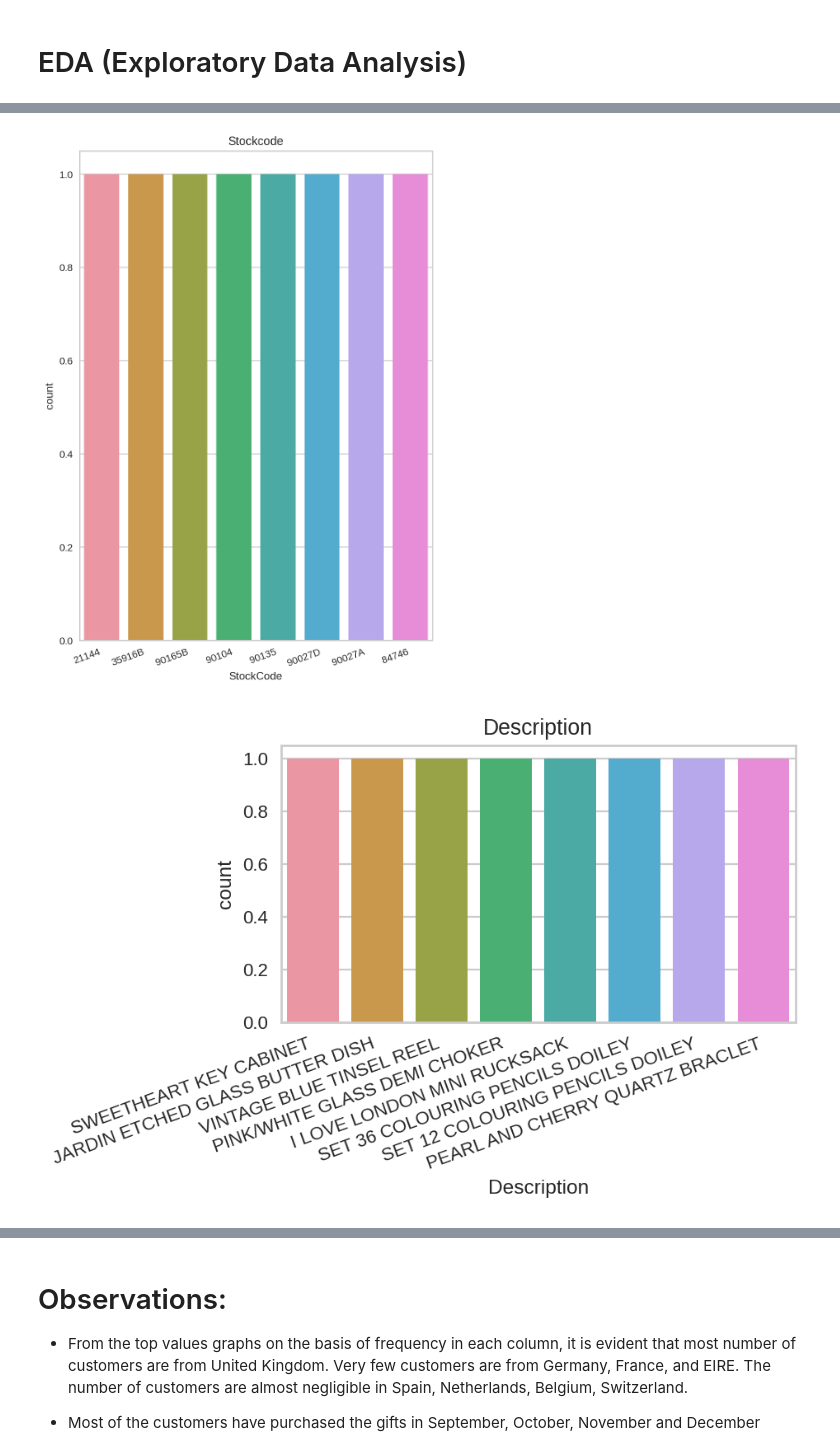
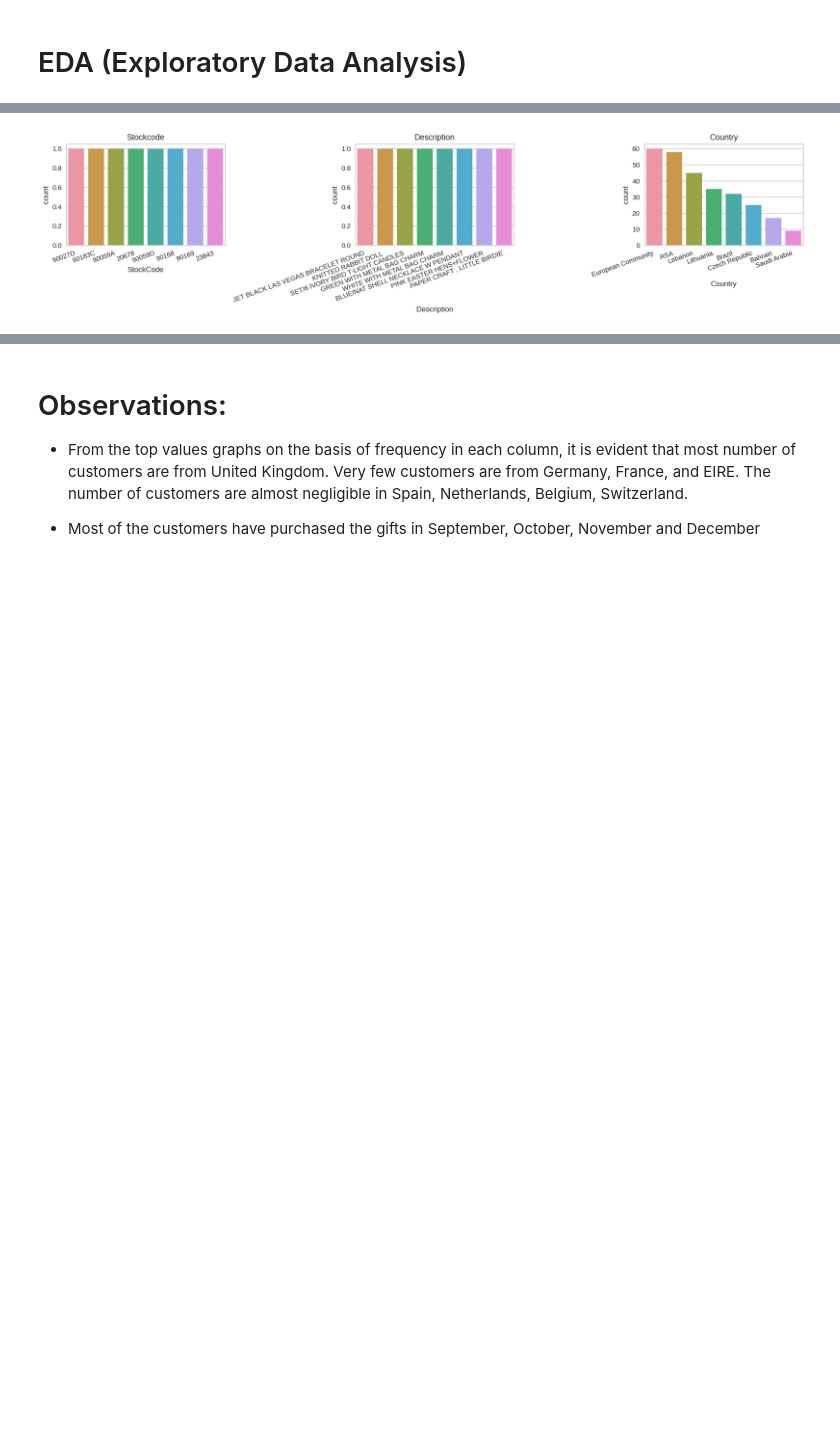
Before and after one commit to saptaksubhra/Unsupervised-ML---Online-Retail-Customer-Segmentation, a Jupyter notebook: Unsupervised_ML_Project_Online_Retail_Customer_Segmentation_Final_Notebook.ipynb, the cells around one changed output, grey strips where cells are left out. Saved outputs shown, nothing was run; the diff lists cells and outputs as text; code cells hidden in the pictures; blank space fills up the shorter version.

```diff
--- a/Unsupervised_ML_Project_Online_Retail_Customer_Segmentation_Final_Notebook.ipynb
+++ b/Unsupervised_ML_Project_Online_Retail_Customer_Segmentation_Final_Notebook.ipynb
@@ -63,7 +63,7 @@ warnings.filterwarnings('ignore')
 
 # setting default parameters for the figure of the plots
 plt.rcParams["figure.figsize"] = (16,4)
-plt.rcParams["figure.dpi"] = 160
+plt.rcParams["figure.dpi"] = 150
 # %%
 # Mounting Google Drive to have the access of the dataset of online retail
 from google.colab import drive
@@ -90,6 +90,9 @@ df_OR
 | 541907 | 581587 | 23255 | CHILDRENS CUTLERY CIRCUS PARADE | 4 | 2011-12-09 12:50:00 | 4.15 | 12680.0 | France |
 | 541908 | 581587 | 22138 | BAKING SET 9 PIECE RETROSPOT | 3 | 2011-12-09 12:50:00 | 4.95 | 12680.0 | France |
 541909 rows × 8 columns
+# %%
+# Let's make a copy of the original dataset as per the standard practice.
+df_OR = df_OR.copy()
 # %%
 # Checking out top five rows
 df_OR.head()
@@ -292,13 +295,12 @@ df_OR_C
 T1 = ['StockCode', 'Description','UnitPrice', 'CustomerID', 'Country',
           'Year', 'Month','Day','Hour','TimeType']
 
-plt.figure(figsize=(16,20))
+plt.figure(figsize=(25,20))
 for n,col in enumerate(T1):
   plt.subplot(5, 2, n+1)
-  temp = df_OR[col].value_counts().reset_index().head(8)
+  temp = df_OR_C[col].value_counts().reset_index().head(8)
   temp.rename(columns={'index': col, col:'count'}, inplace=True)
   sns.barplot(x=col ,y='count', data=temp).set(title=col.title())
   plt.xticks(rotation=20,ha='right')
   plt.tight_layout()
-  plt.show()
 # %% [output]
@@ -315,15 +308,13 @@ for n,col in enumerate(T1):
 # %%
 # Plotting bottom values on the basis of frequency in each column
 T2 = ['StockCode', 'Description','Country']
-plt.figure(figsize=(16,8))
+plt.figure(figsize=(16,4))
 for n,col in enumerate(T2):
   plt.subplot(1, 3, n+1)
-  temp = df_OR[col].value_counts().reset_index().tail(8)
+  temp = df_OR_C[col].value_counts().reset_index().tail(8)
   temp.rename(columns={'index': col, col:'count'}, inplace=True)
   sns.barplot(x=col ,y='count', data=temp).set(title=col.title())
   plt.xticks(rotation=20,ha='right')
   plt.tight_layout()
-  plt.show()
 # %% [output]
-[figure, old version]
+[figure, new version]
-[figure, removed]
```
Also changed, not shown: parts of 39 cells of this notebook.
